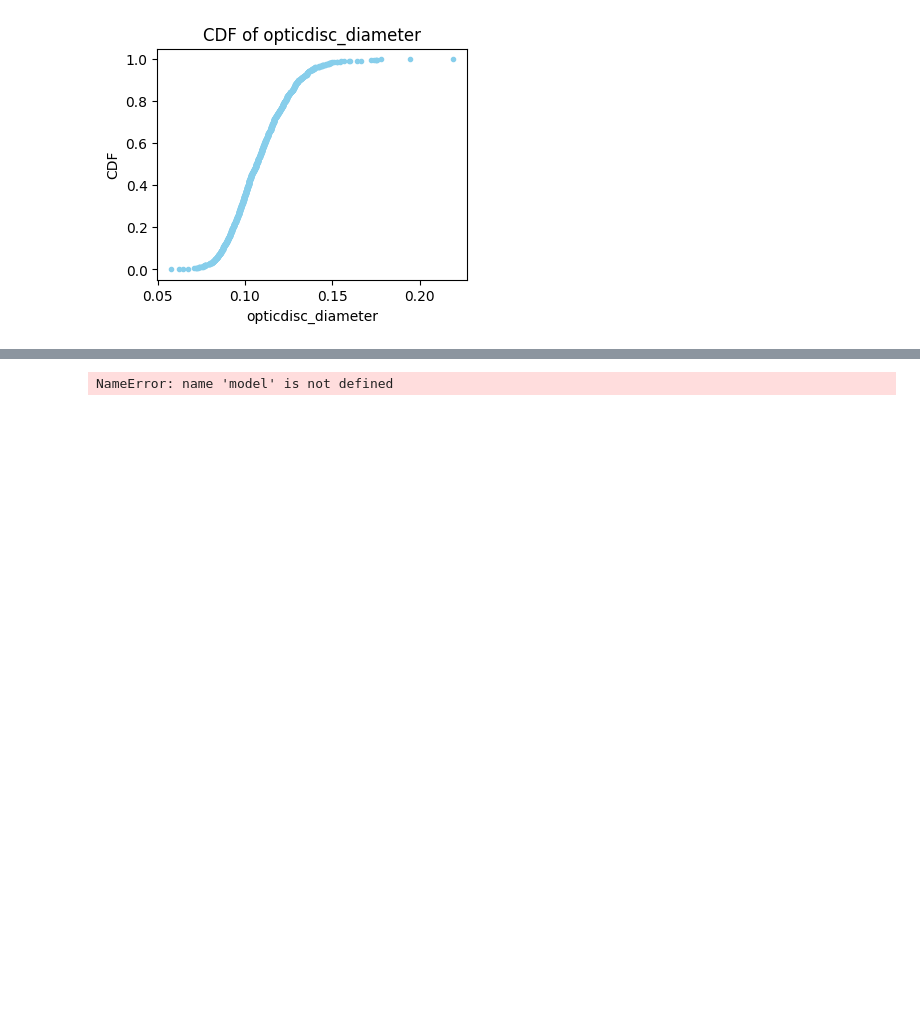
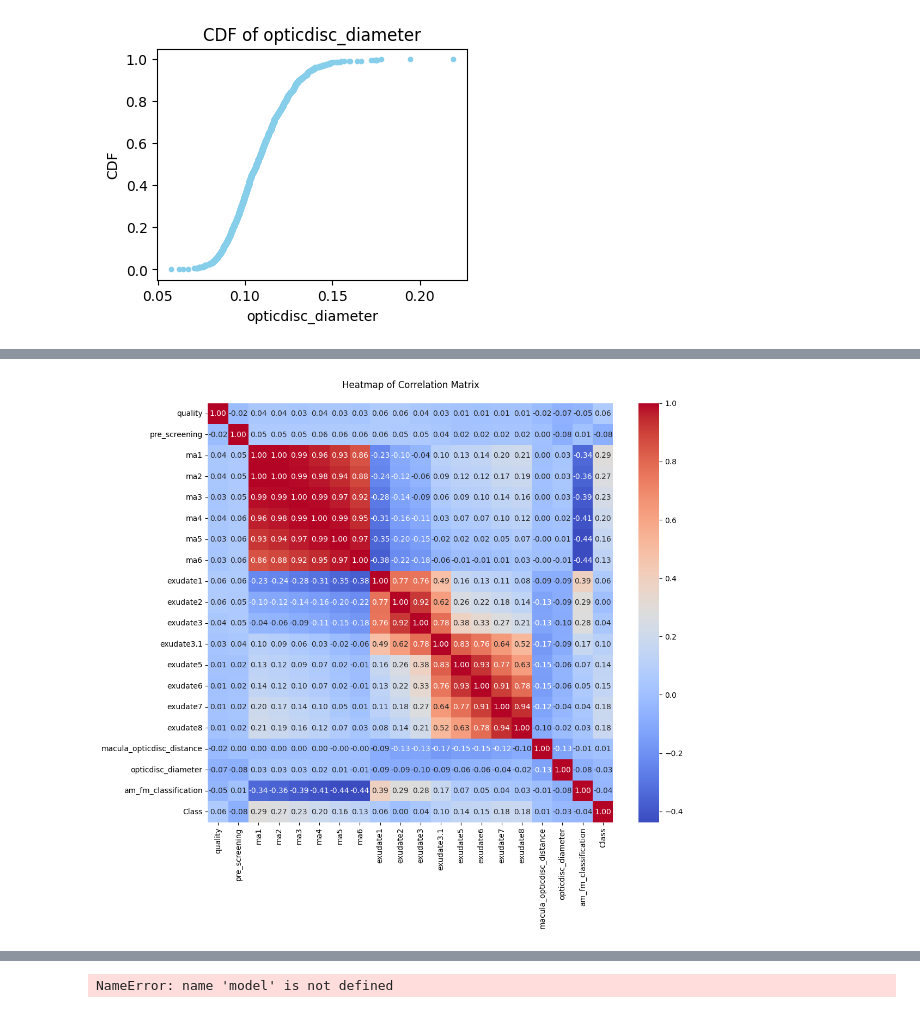
Before and after one commit to leonej01/Project-2-ML-Diabetic-Retinopathy, a Jupyter notebook: Starter_file.ipynb, the cells around one changed output, grey strips where cells are left out. Saved outputs shown, nothing was run; the diff lists cells and outputs as text; code cells hidden in the pictures; blank space fills up the shorter version.

```diff
--- a/Starter_file.ipynb
+++ b/Starter_file.ipynb
@@ -177,3 +198,17 @@ else:
+# %%
+# Heatmap of the Correlation Matrix
+
+
+# First, calculate the correlation matrix
+corr_matrix = df.corr()
+
+# Then, create the heatmap
+plt.figure(figsize=(12, 10))
+ax = sns.heatmap(corr_matrix, annot=True, cmap='coolwarm', fmt=".2f")
+plt.title('Heatmap of Correlation Matrix', pad=20)  # Use 'pad' to adjust the title position if needed
+plt.show()
+# %% [output]
+[figure, added]
 # %%
 # Create X & Y variables
 df = df.rename(columns={'Class': 'y'})
```
Also changed, not shown: parts of 4 cells of this notebook.
